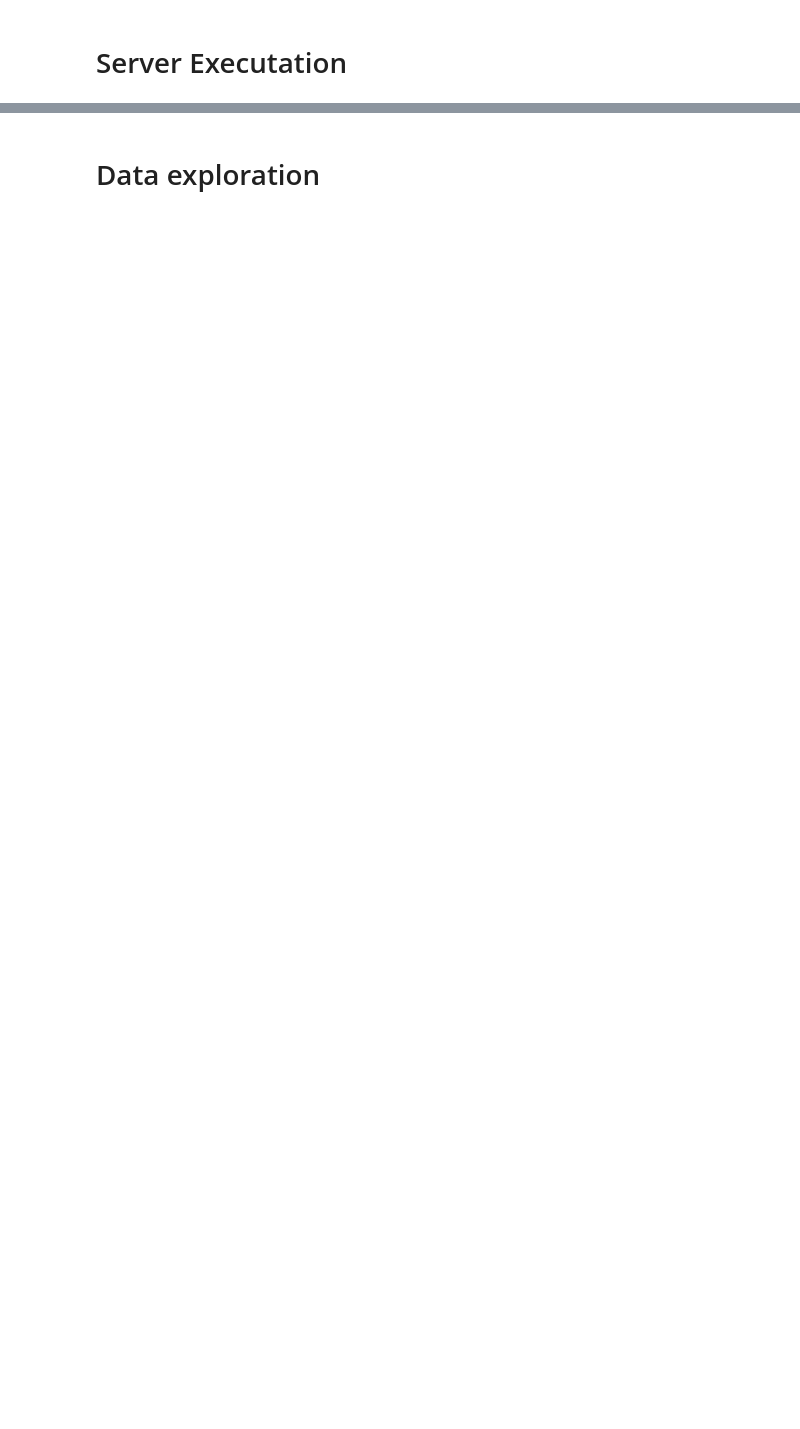
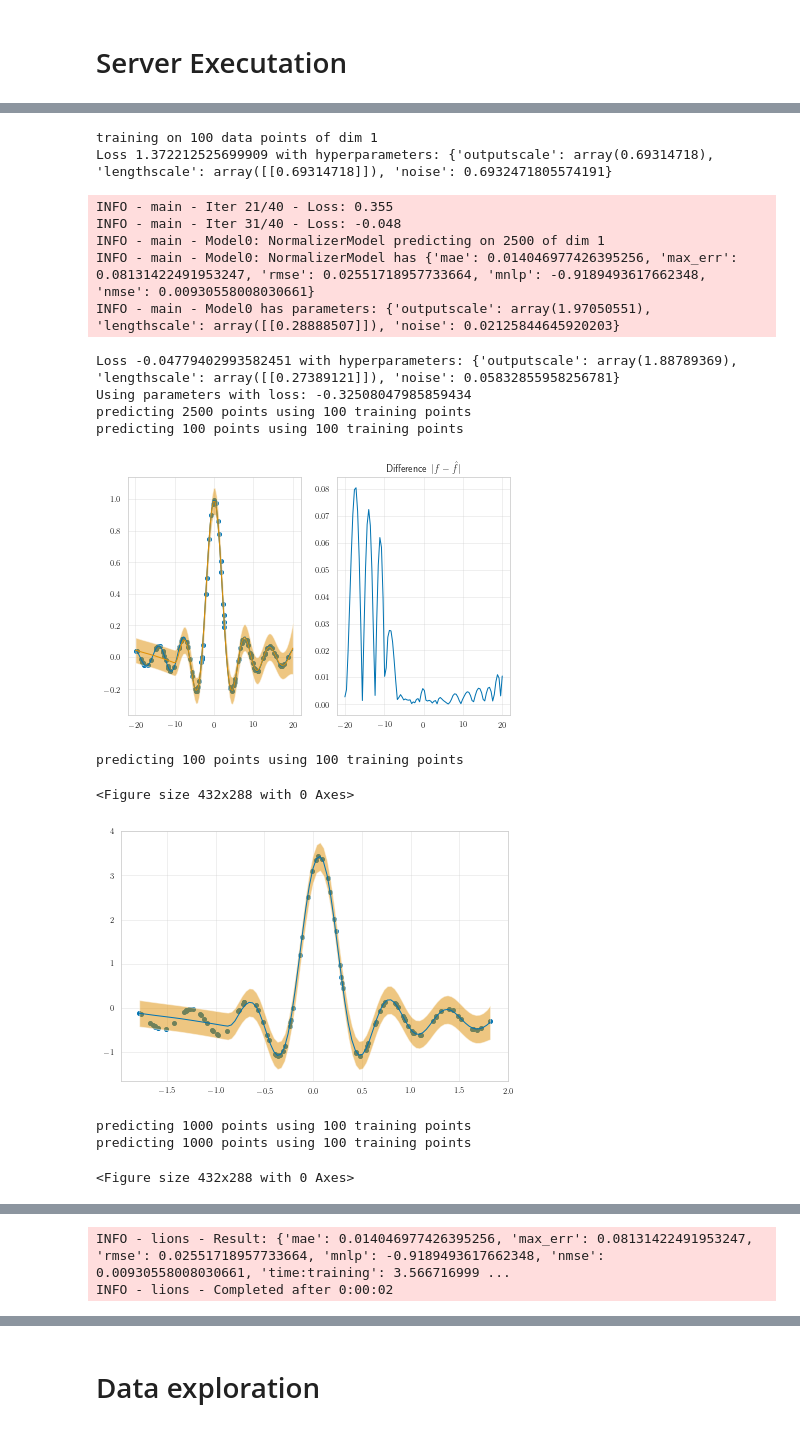
Before and after one commit to tmpethick/thesis-code, a Jupyter notebook: demo.ipynb, the cells around one changed output, grey strips where cells are left out. Drawn from its saved outputs; the diff is of its cells as text; code cells hidden in the pictures; blank space fills up the shorter version.

```diff
--- a/demo.ipynb
+++ b/demo.ipynb
@@ -92,0 +92,26 @@ b'Submitted batch job 73238\n'
+# %%
+# Go into local mode.
+settings.MODE = settings.MODES.LOCAL
+settings.SAVE = False
+
+# Specify the a [1000-1] DKL model using SGPR for scalability.
+SGPR = {
+    'name': 'SGPR',
+    'kwargs': {
+        'learning_rate': 0.1,
+        'n_iter': 40,
+        'nn_kwargs': {'layers': [1000,1]},
+        'gp_kwargs': {'inducing_points': 100},
+        'use_double_precision': True,
+    },
+}
+
+# We automatically wrap the model in a normalixer model.
+config = normalize_config({
+    'tag': 'demo',
+    'obj_func': {'name': 'Sinc'},
+    'model': SGPR,
+    'gp_samples': 100,
+})
+run = execute(config_updates=config)
+# %% [output]
@@ -92,0 +124,18 @@ b'Submitted batch job 73238\n'
+training on 100 data points of dim 1
+Loss 1.372212525699909 with hyperparameters: {'outputscale': array(0.69314718), 'lengthscale': array([[0.69314718]]), 'noise': 0.6932471805574191}
+INFO - main - Iter 21/40 - Loss: 0.355
+INFO - main - Iter 31/40 - Loss: -0.048
+INFO - main - Model0: NormalizerModel predicting on 2500 of dim 1
+INFO - main - Model0: NormalizerModel has {'mae': 0.014046977426395256, 'max_err': 0.08131422491953247, 'rmse': 0.02551718957733664, 'mnlp': -0.9189493617662348, 'nmse': 0.00930558008030661}
+INFO - main - Model0 has parameters: {'outputscale': array(1.97050551), 'lengthscale': array([[0.28888507]]), 'noise': 0.02125844645920203}
+Loss -0.04779402993582451 with hyperparameters: {'outputscale': array(1.88789369), 'lengthscale': array([[0.27389121]]), 'noise': 0.05832855958256781}
+Using parameters with loss: -0.32508047985859434
+predicting 2500 points using 100 training points
+predicting 100 points using 100 training points
+[figure, added]
+predicting 100 points using 100 training points
+<Figure size 432x288 with 0 Axes>
+[figure, added]
+predicting 1000 points using 100 training points
+predicting 1000 points using 100 training points
+<Figure size 432x288 with 0 Axes>
@@ -92,0 +144,2 @@ b'Submitted batch job 73238\n'
+INFO - lions - Result: {'mae': 0.014046977426395256, 'max_err': 0.08131422491953247, 'rmse': 0.02551718957733664, 'mnlp': -0.9189493617662348, 'nmse': 0.00930558008030661, 'time:training': 3.566716999 ...
+INFO - lions - Completed after 0:00:02
```
Also changed, not shown: parts of 15 cells of this notebook, 39 other files.
